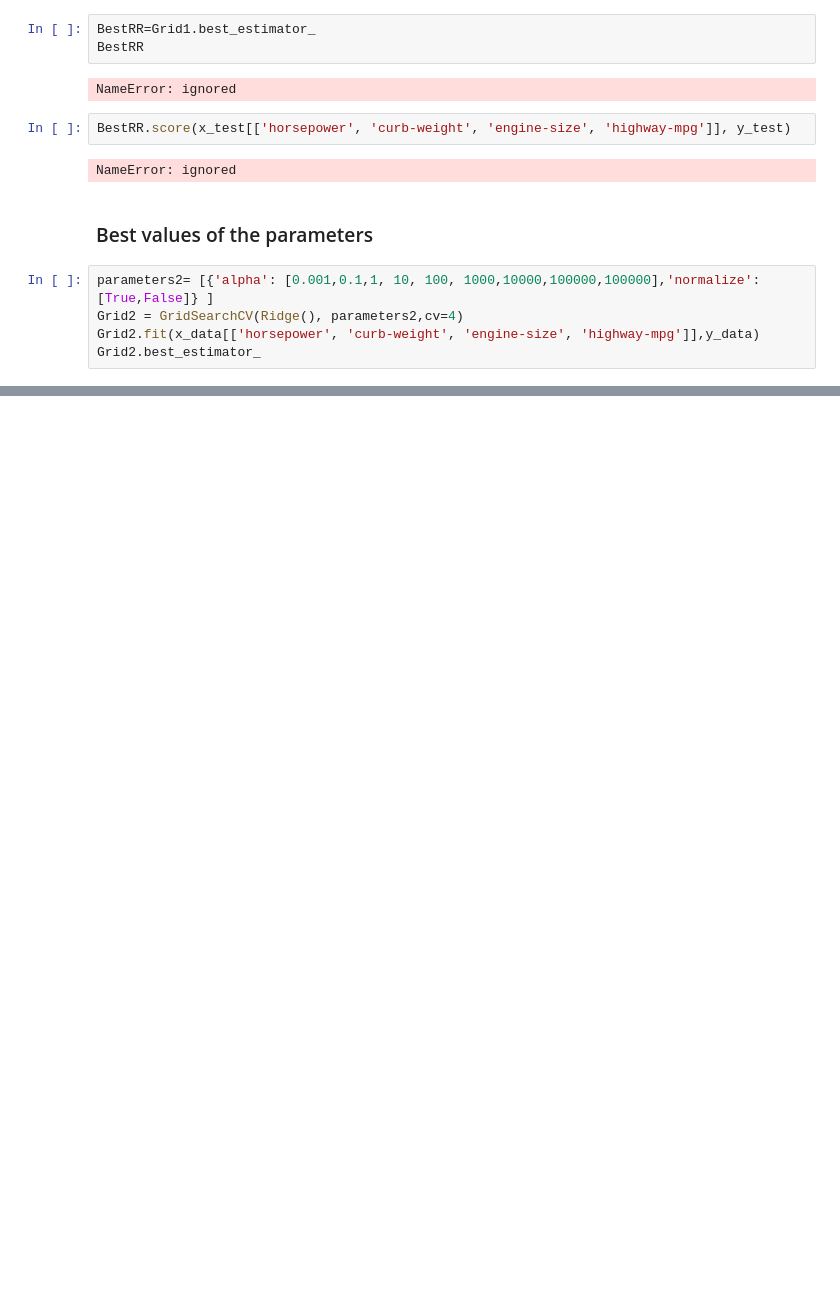
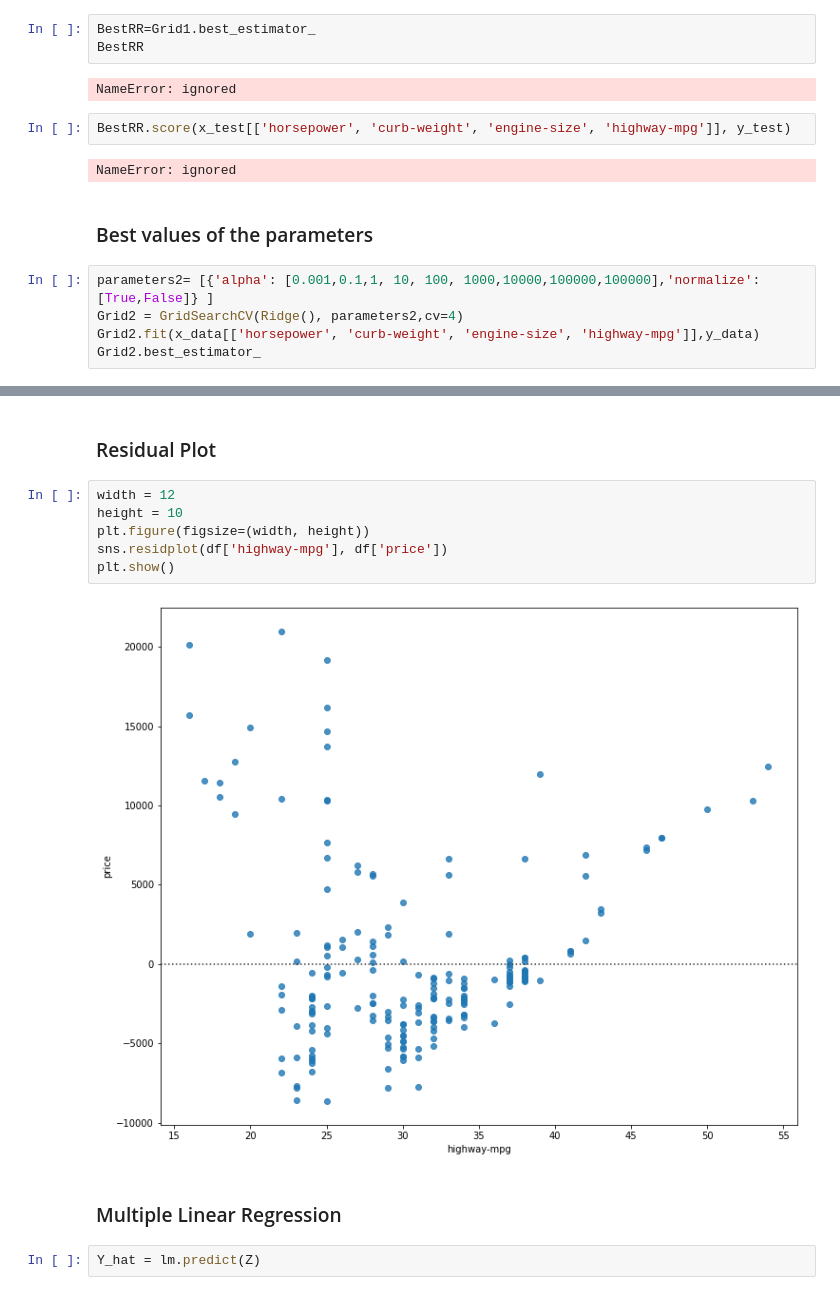
Before and after one commit to JuditGonzalez/Project-2, a Jupyter notebook: Project_3.ipynb, the cells around one changed output, grey strips where cells are left out. Cells and saved outputs as stored; diff of their text form; blank space fills up the shorter version.

```diff
--- a/Project_3.ipynb
+++ b/Project_3.ipynb
@@ -396,0 +468,14 @@ Grid2.best_estimator_
+# %% [markdown]
+<h3>Residual Plot</h3>
+# %%
+width = 12
+height = 10
+plt.figure(figsize=(width, height))
+sns.residplot(df['highway-mpg'], df['price'])
+plt.show()
+# %% [output]
+[figure, added]
+# %% [markdown]
+<h3>Multiple Linear Regression</h3>
+# %%
+Y_hat = lm.predict(Z)
```
Also changed, not shown: parts of 83 cells of this notebook.
